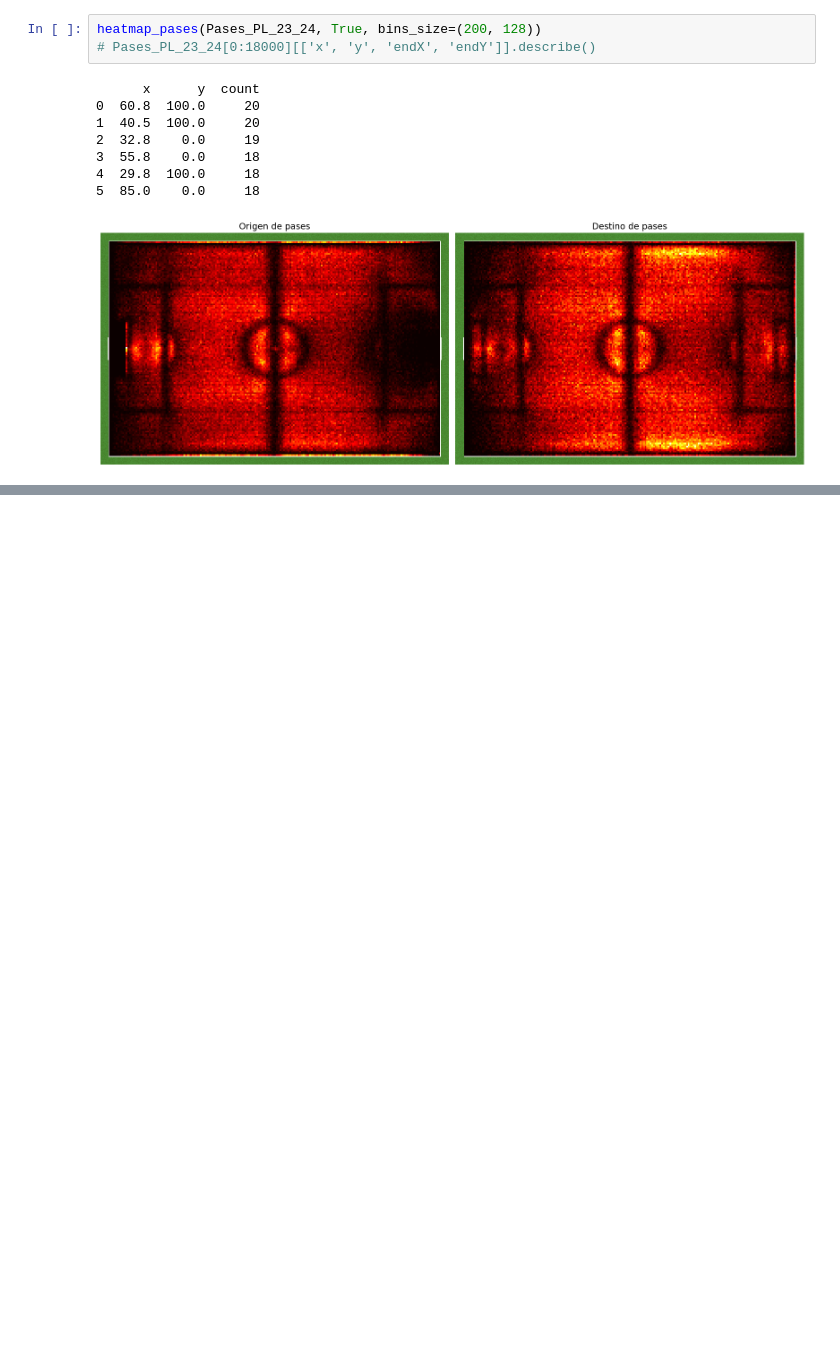
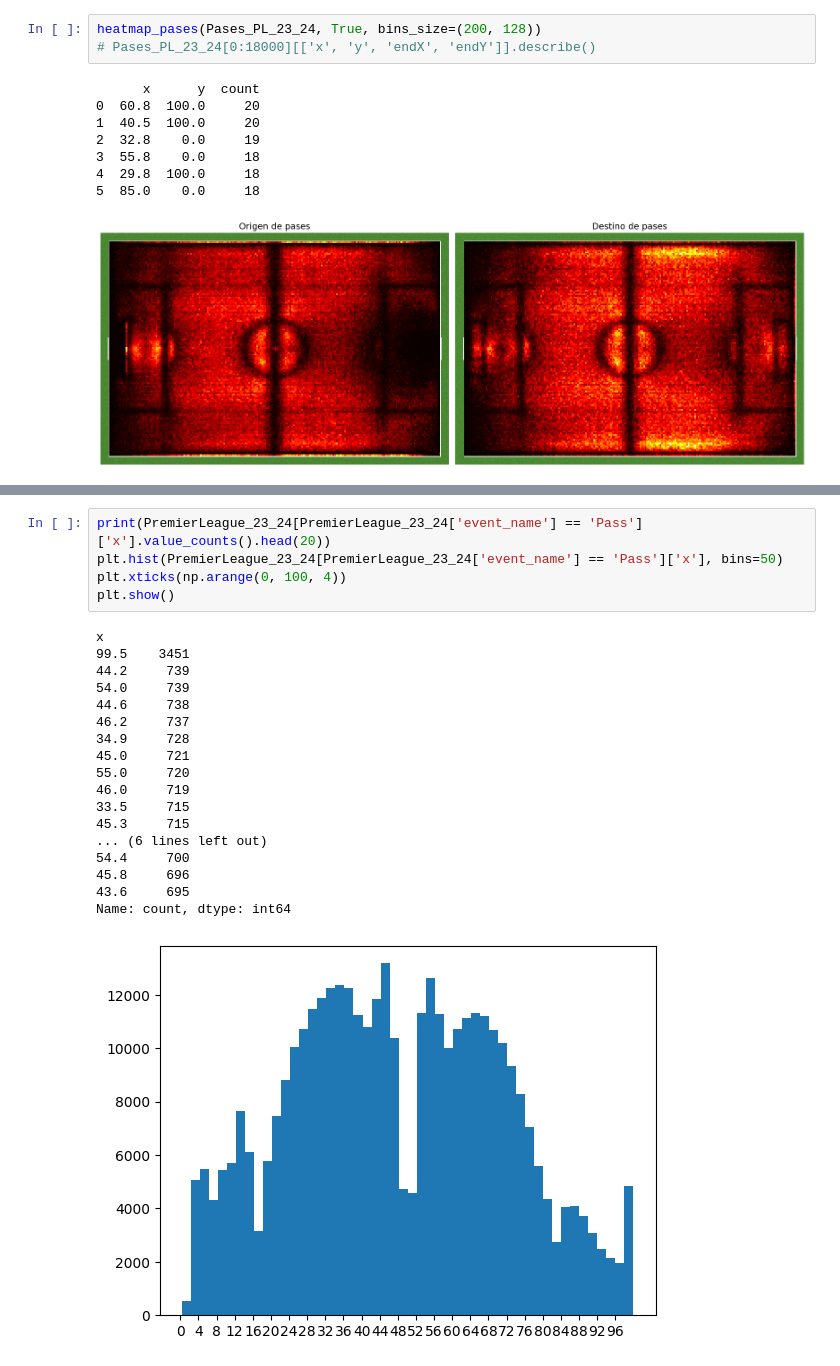
Before and after one commit to BGilardon/Player-Chemistry---Optimizaci-n-de-Vectores-Latentes-y-M-tricas-de-Impacto-Conjunto, a Jupyter notebook: AnalisisExp.ipynb, the cells around one changed output, grey strips where cells are left out. Cells and saved outputs as stored; diff of their text form; blank space fills up the shorter version.

```diff
--- a/AnalisisExp.ipynb
+++ b/AnalisisExp.ipynb
@@ -1223,0 +1331,24 @@ heatmap_pases(Pases_PL_23_24, True, bins_size=(200, 128))
+# %%
+print(PremierLeague_23_24[PremierLeague_23_24['event_name'] == 'Pass']['x'].value_counts().head(20))
+plt.hist(PremierLeague_23_24[PremierLeague_23_24['event_name'] == 'Pass']['x'], bins=50)
+plt.xticks(np.arange(0, 100, 4))
+plt.show()
+# %% [output]
+x
+99.5    3451
+44.2     739
+54.0     739
+44.6     738
+46.2     737
+34.9     728
+45.0     721
+55.0     720
+46.0     719
+33.5     715
+45.3     715
+... (6 lines left out)
+54.4     700
+45.8     696
+43.6     695
+Name: count, dtype: int64
+[figure, added]
```
Also changed, not shown: parts of 11 cells of this notebook, 4 other files.
